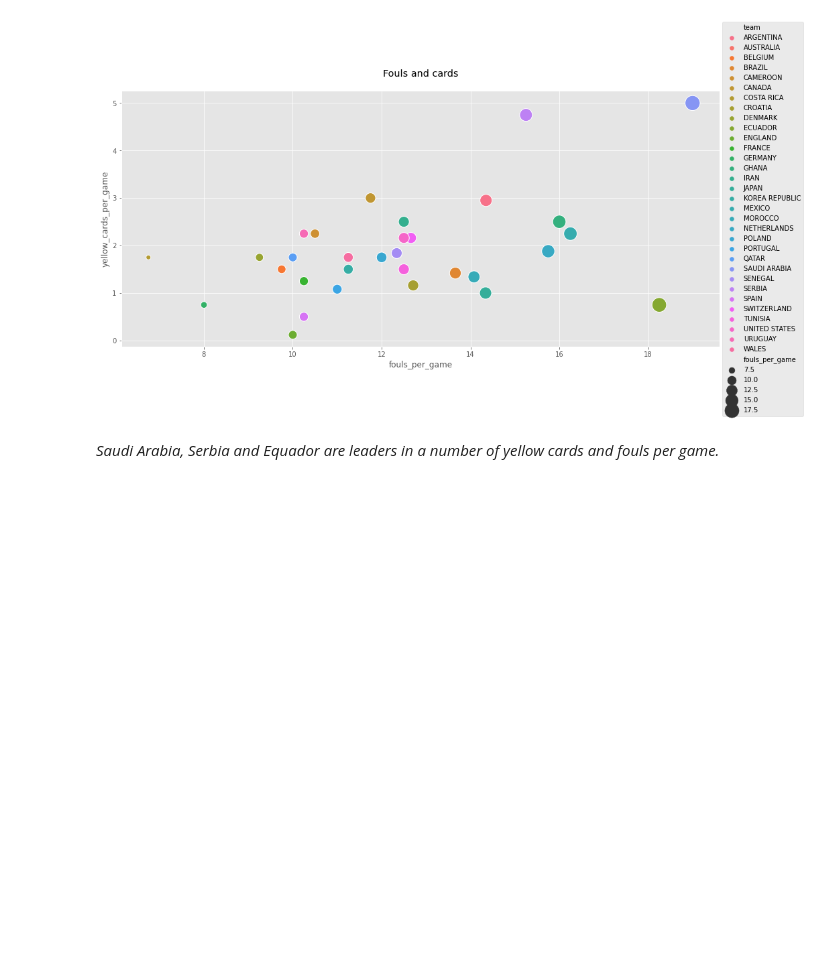
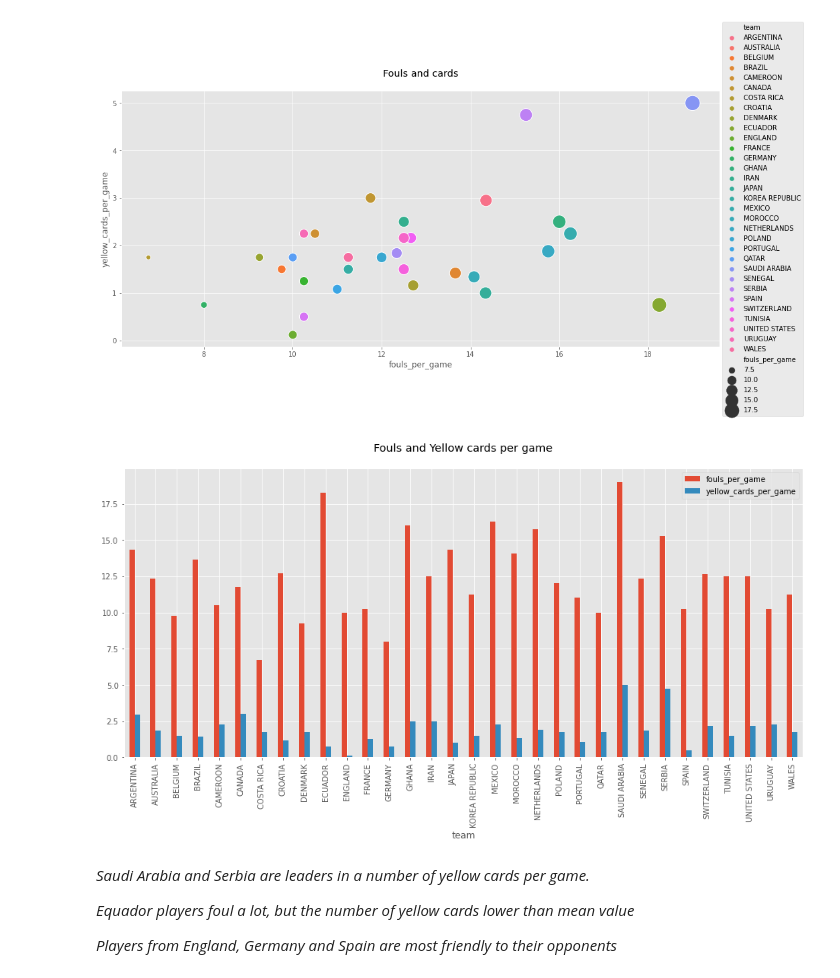
Before and after one commit to avgalkov/Kaggle-research, a Jupyter notebook: fifa-2022-world-cup-research.ipynb, the cells around one changed output. Drawn from its saved outputs; the diff is of its cells as text; code cells hidden in the pictures; blank space fills up the shorter version.

```diff
--- a/fifa-2022-world-cup-research.ipynb
+++ b/fifa-2022-world-cup-research.ipynb
@@ -748,5 +748,16 @@ plt.legend(bbox_to_anchor=(1.14, 0.5), loc='right', borderaxespad=0)
 sns.despine()
 # %% [output]
 [figure]
+# %%
+fouls_and_cards[['team', 'fouls_per_game', 'yellow_cards_per_game']] \
+    .set_index('team') \
+    .plot(kind='bar', title = 'Fouls and Yellow cards per game\n')
+plt.show()
+# %% [output]
+[figure, added]
 # %% [markdown]
-*Saudi Arabia, Serbia and Equador are leaders in a number of yellow cards and fouls per game.*
+*Saudi Arabia and Serbia are leaders in a number of yellow cards per game.*
+
+*Equador players foul a lot, but the number of yellow cards lower than mean value*
+
+*Players from England, Germany and Spain are most friendly to their opponents*
```
Also changed, not shown: parts of 1 cell of this notebook.
